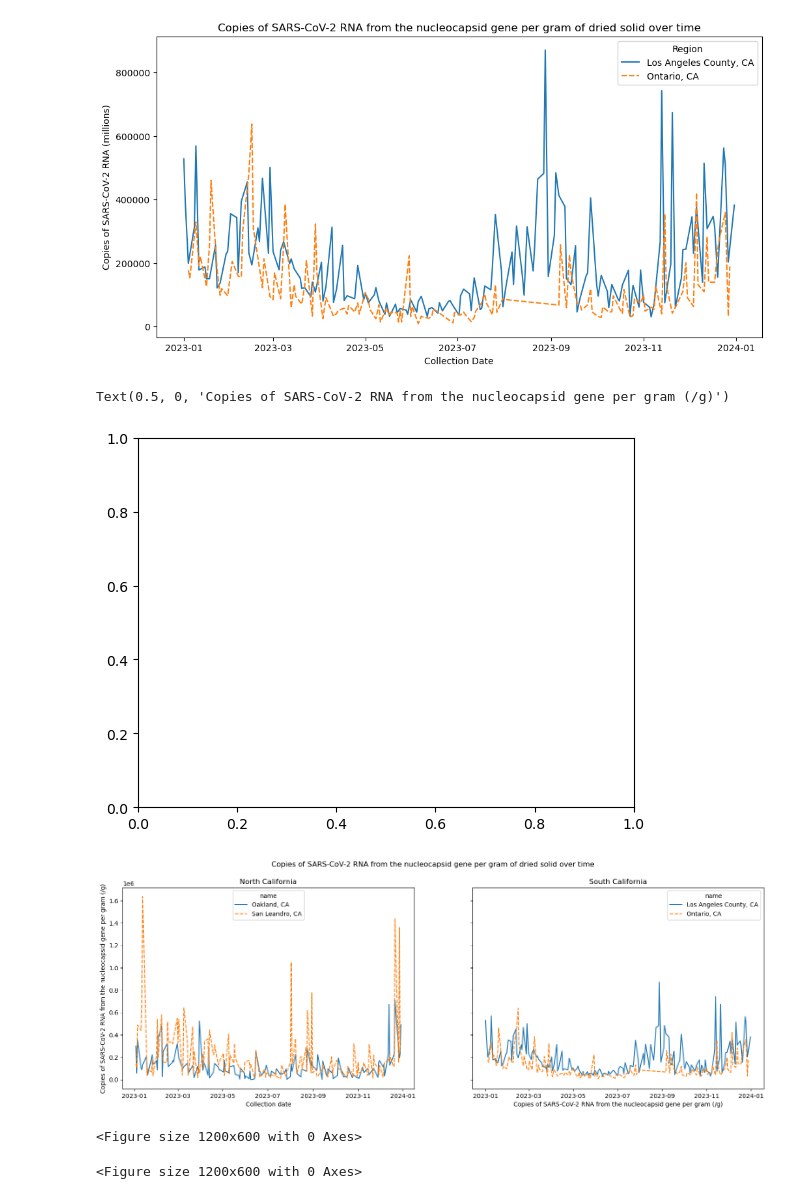
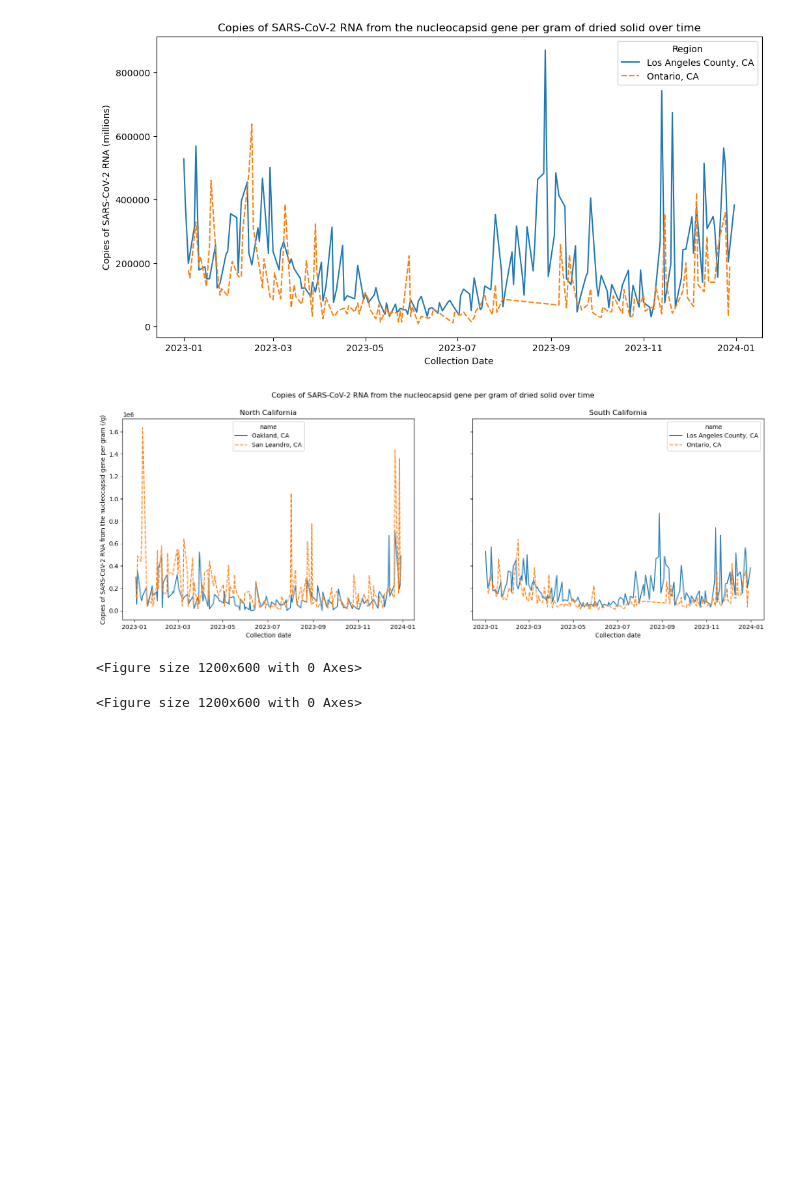
Before and after one commit to gwenlukman/Project-3, a Jupyter notebook: CleaningData/Cleaning.ipynb, the cells around one changed output. Cells and saved outputs as stored; diff of their text form; code cells hidden in the pictures; blank space fills up the shorter version.

```diff
--- a/CleaningData/Cleaning.ipynb
+++ b/CleaningData/Cleaning.ipynb
@@ -232,26 +232,25 @@ plt.show()
 # Export to csv file
 south_CA_df.to_csv('../Data/Southern_California_Sample.csv', index = False)
 # %%
-fig, ax = plt.subplots()
 fig, axes = plt.subplots(1, 2, figsize=(19, 6), sharey=True)
 fig.suptitle('Copies of SARS-CoV-2 RNA from the nucleocapsid gene per gram of dried solid over time')
 
 # North California
 plt.figure(figsize=(12, 6))
 sns.lineplot(ax=axes[0], data=north_CA_df, x='collection_date', y='N_Gene_gc_g_dry_weight', hue='name', style='name')
 axes[0].set_title('North California')
 axes[0].set_xlabel('Collection date')
 axes[0].set_ylabel('Copies of SARS-CoV-2 RNA from the nucleocapsid gene per gram (/g)')
 
 # South California
 plt.figure(figsize=(12, 6))
 sns.lineplot(ax=axes[1], data=south_CA_df, x='collection_date', y='N_Gene_gc_g_dry_weight', hue='name', style='name')
 axes[1].set_title('South California')
 axes[1].set_xlabel('Collection date')
 axes[1].set_ylabel('Copies of SARS-CoV-2 RNA from the nucleocapsid gene per gram (/g)')
+
+fig.savefig('../Image/Copiesovertime.png')
 # %% [output]
+[figure, new version]
-Text(0.5, 0, 'Copies of SARS-CoV-2 RNA from the nucleocapsid gene per gram (/g)')
+<Figure size 1200x600 with 0 Axes>
-[figure, old version]
-[figure, removed]
 <Figure size 1200x600 with 0 Axes>
-<Figure size 1200x600 with 0 Axes>
```
Also changed, not shown: 1 other file.
